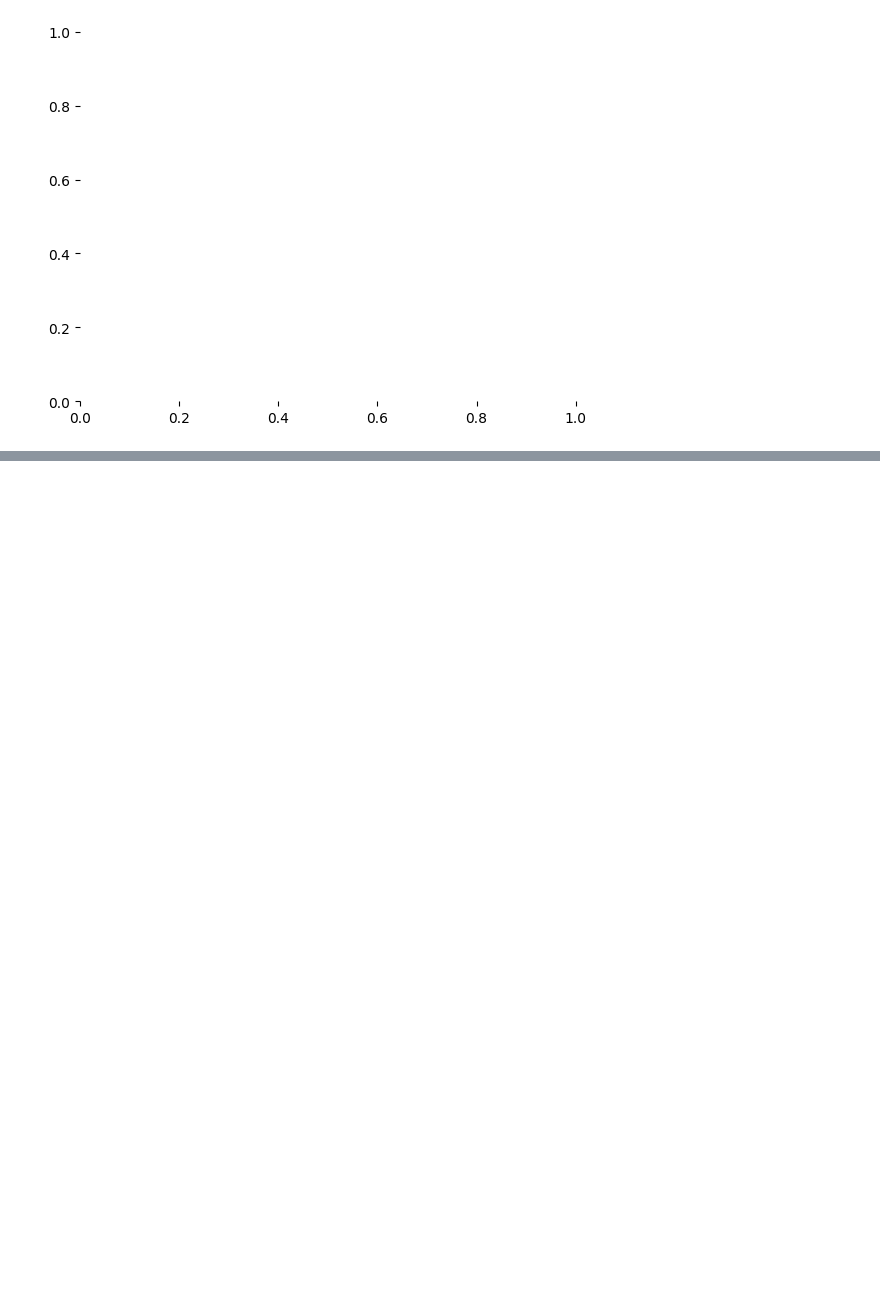
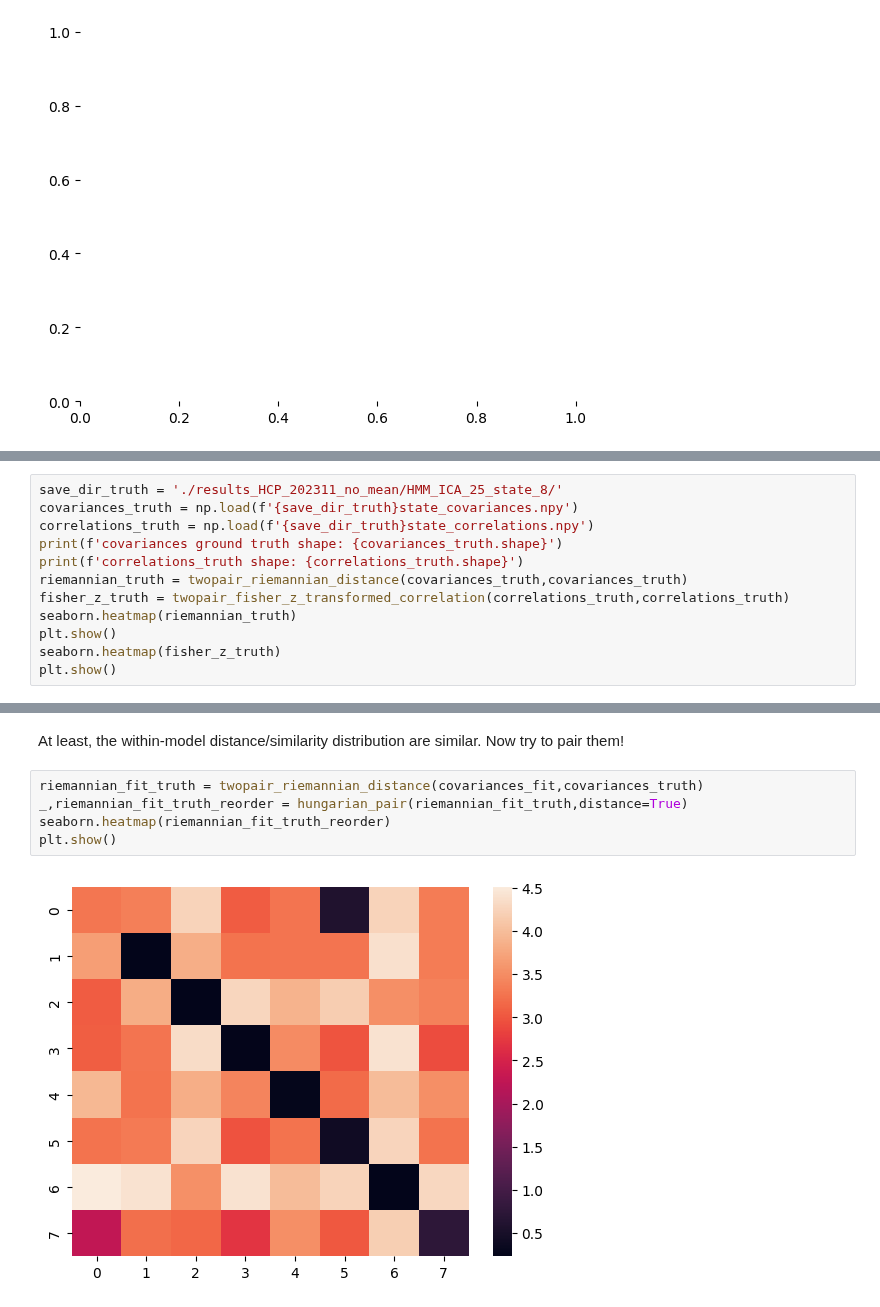
Before and after one commit to OHBA-analysis/osl-dynamics, a Jupyter notebook: interactive.ipynb, the cells around one changed output, grey strips where cells are left out. Saved outputs shown, nothing was run; the diff lists cells and outputs as text; blank space fills up the shorter version.

```diff
--- a/interactive.ipynb
+++ b/interactive.ipynb
@@ -1931,0 +1946,12 @@ plt.show()
+# %%
+save_dir_truth = './results_HCP_202311_no_mean/HMM_ICA_25_state_8/'
+covariances_truth = np.load(f'{save_dir_truth}state_covariances.npy')
+correlations_truth = np.load(f'{save_dir_truth}state_correlations.npy')
+print(f'covariances ground truth shape: {covariances_truth.shape}')
+print(f'correlations_truth shape: {correlations_truth.shape}')
+riemannian_truth = twopair_riemannian_distance(covariances_truth,covariances_truth)
+fisher_z_truth = twopair_fisher_z_transformed_correlation(correlations_truth,correlations_truth)
+seaborn.heatmap(riemannian_truth)
+plt.show()
+seaborn.heatmap(fisher_z_truth)
+plt.show()
@@ -1931,0 +1982,10 @@ plt.show()
+# %% [markdown]
+At least, the within-model distance/similarity distribution are similar.
+Now try to pair them!
+# %%
+riemannian_fit_truth = twopair_riemannian_distance(covariances_fit,covariances_truth)
+_,riemannian_fit_truth_reorder = hungarian_pair(riemannian_fit_truth,distance=True)
+seaborn.heatmap(riemannian_fit_truth_reorder)
+plt.show()
+# %% [output]
+[figure, added]
```
Also changed, not shown: parts of 33 cells of this notebook.
